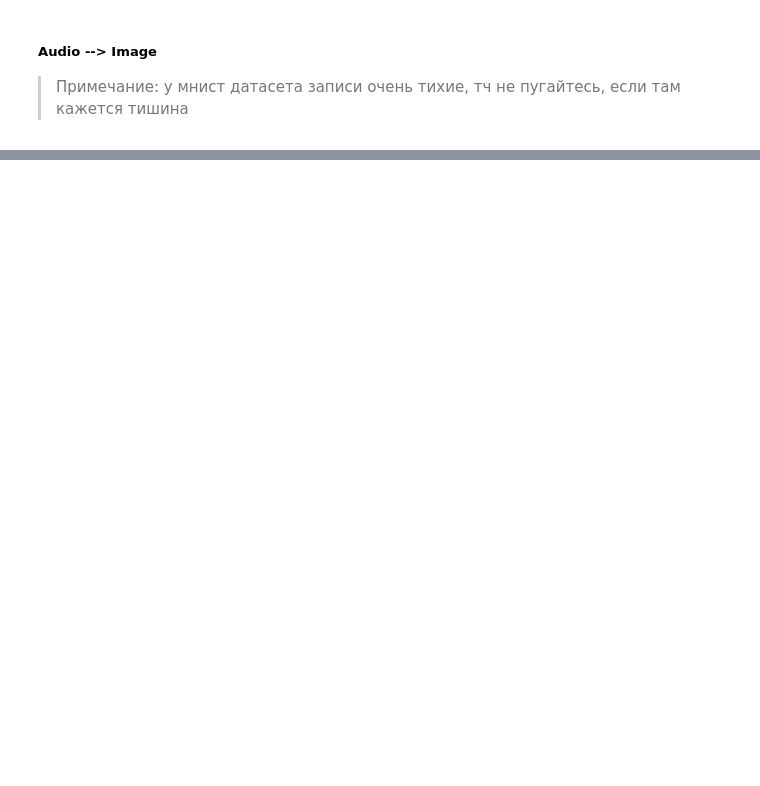
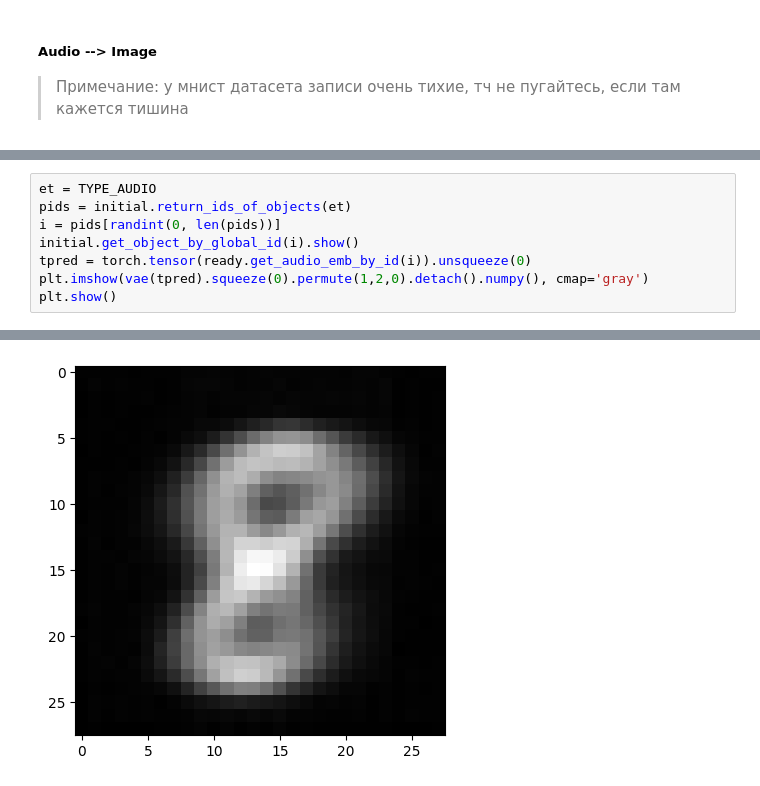
Before and after one commit to Dmitrii975/Multimodal-Experiment, a Jupyter notebook: ReportMNIST.ipynb, the cells around one changed output, grey strips where cells are left out. Saved outputs shown, nothing was run; the diff lists cells and outputs as text; blank space fills up the shorter version.

```diff
--- a/ReportMNIST.ipynb
+++ b/ReportMNIST.ipynb
@@ -196,0 +284,9 @@ visual_validation(initial, ready, n_samples=1, n_neib=1, sby=TYPE_AUDIO)
+# %%
+et = TYPE_AUDIO
+pids = initial.return_ids_of_objects(et)
+i = pids[randint(0, len(pids))]
+initial.get_object_by_global_id(i).show()
+tpred = torch.tensor(ready.get_audio_emb_by_id(i)).unsqueeze(0)
+plt.imshow(vae(tpred).squeeze(0).permute(1,2,0).detach().numpy(), cmap='gray')
+plt.show()
+# %% [output]
@@ -196,0 +294 @@ visual_validation(initial, ready, n_samples=1, n_neib=1, sby=TYPE_AUDIO)
+[figure, added]
```
Also changed, not shown: parts of 21 cells of this notebook, 1 other file.
